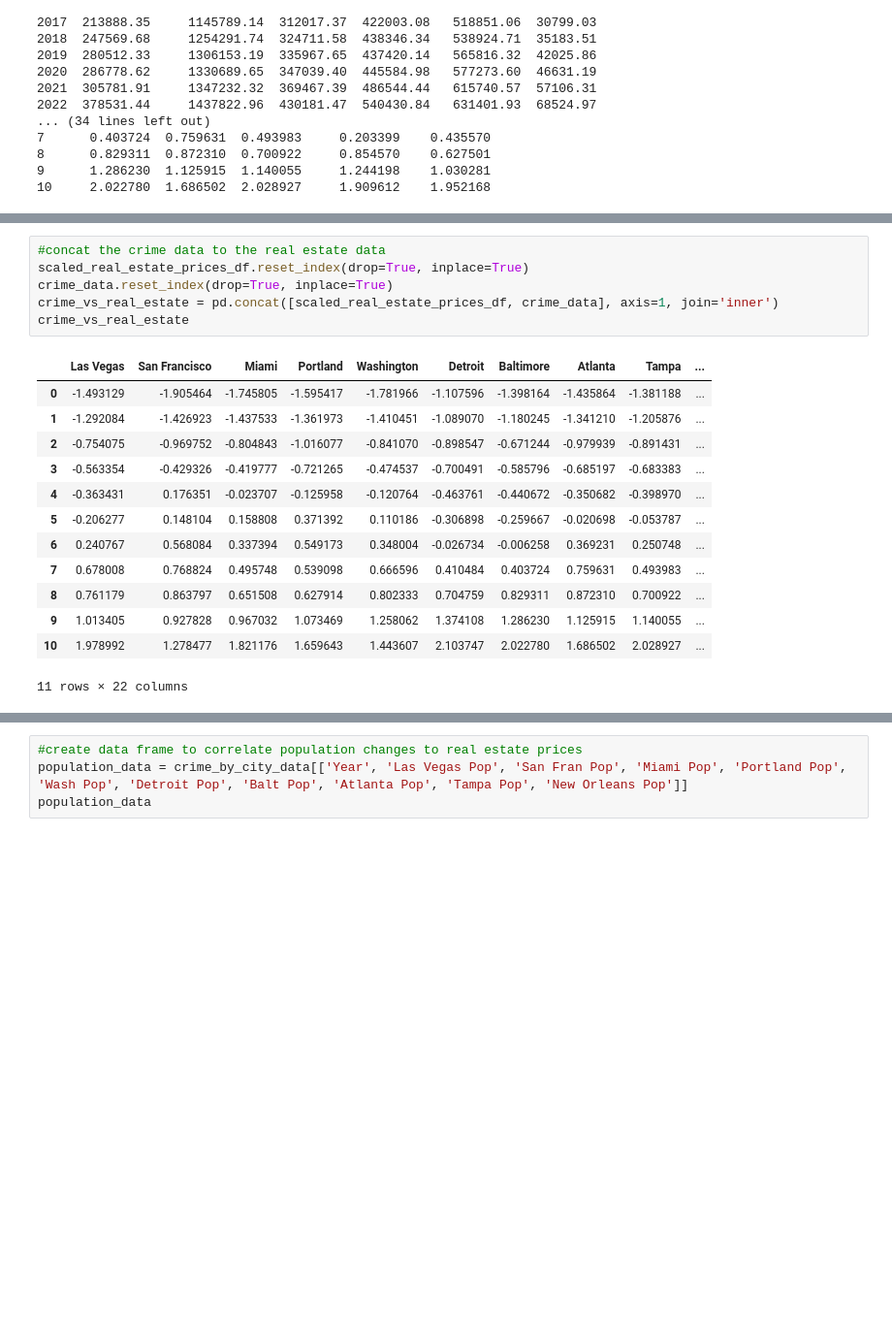
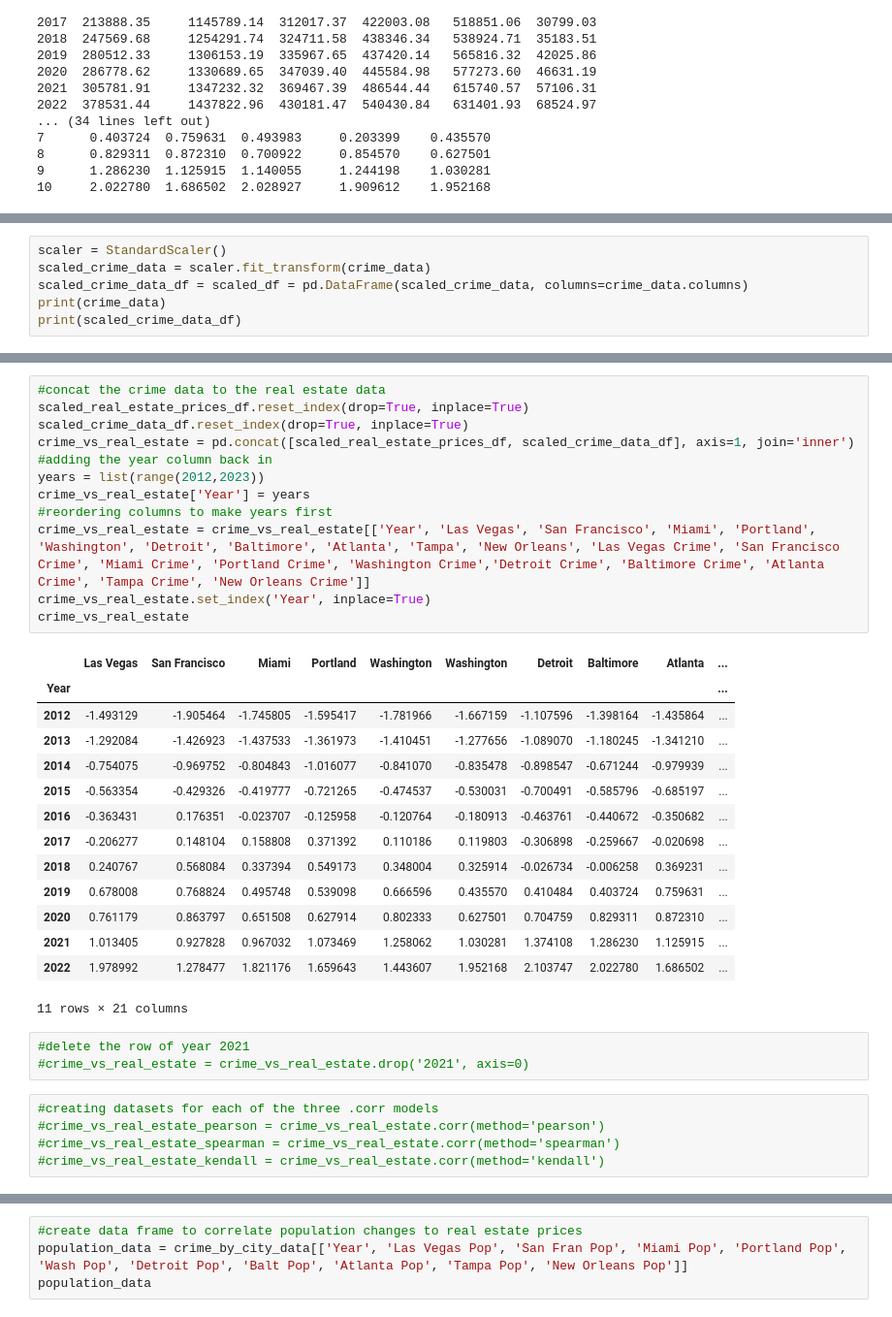
Before and after one commit to MWatkins87/Class_Project_Group_5, a Jupyter notebook: michael_sheridan.ipynb, the cells around one changed output, grey strips where cells are left out. Shown at 97% size. Drawn from its saved outputs; the diff is of its cells as text; blank space fills up the shorter version.

```diff
--- a/michael_sheridan.ipynb
+++ b/michael_sheridan.ipynb
@@ -196,3 +163,9 @@ crime_data
 | 8 | 2020 | 0.027382 | 0.049598 | 0.033054 | 0.052616 | 0.043892 | ... |
 | 9 | 2021 | 0.030117 | 0.056678 | 0.036600 | 0.062970 | 0.044547 | ... |
 | 10 | 2022 | 0.034338 | 0.069416 | 0.038706 | 0.070755 | 0.042291 | ... |
+# %%
+scaler = StandardScaler()
+scaled_crime_data = scaler.fit_transform(crime_data)
+scaled_crime_data_df = scaled_df = pd.DataFrame(scaled_crime_data, columns=crime_data.columns)
+print(crime_data)
+print(scaled_crime_data_df)
@@ -199,20 +190,35 @@ crime_data
 # %%
 #concat the crime data to the real estate data
 scaled_real_estate_prices_df.reset_index(drop=True, inplace=True)
-crime_data.reset_index(drop=True, inplace=True)
-crime_vs_real_estate = pd.concat([scaled_real_estate_prices_df, crime_data], axis=1, join='inner')
+scaled_crime_data_df.reset_index(drop=True, inplace=True)
+crime_vs_real_estate = pd.concat([scaled_real_estate_prices_df, scaled_crime_data_df], axis=1, join='inner')
+#adding the year column back in
+years = list(range(2012,2023))
+crime_vs_real_estate['Year'] = years
+#reordering columns to make years first
+crime_vs_real_estate = crime_vs_real_estate[['Year', 'Las Vegas', 'San Francisco', 'Miami', 'Portland', 'Washington', 'Detroit', 'Baltimore', 'Atlanta', 'Tampa', 'New Orleans', 'Las Vegas Crime', 'San Francisco Crime', 'Miami Crime', 'Portland Crime', 'Washington Crime','Detroit Crime', 'Baltimore Crime', 'Atlanta Crime', 'Tampa Crime', 'New Orleans Crime']]
+crime_vs_real_estate.set_index('Year', inplace=True)
 crime_vs_real_estate
 # %% [output]
-|  | Las Vegas | San Francisco | Miami | Portland | Washington | Detroit | Baltimore | Atlanta | Tampa | ... |
-| 0 | -1.493129 | -1.905464 | -1.745805 | -1.595417 | -1.781966 | -1.107596 | -1.398164 | -1.435864 | -1.381188 | ... |
-| 1 | -1.292084 | -1.426923 | -1.437533 | -1.361973 | -1.410451 | -1.089070 | -1.180245 | -1.341210 | -1.205876 | ... |
-| 2 | -0.754075 | -0.969752 | -0.804843 | -1.016077 | -0.841070 | -0.898547 | -0.671244 | -0.979939 | -0.891431 | ... |
-| 3 | -0.563354 | -0.429326 | -0.419777 | -0.721265 | -0.474537 | -0.700491 | -0.585796 | -0.685197 | -0.683383 | ... |
-| 4 | -0.363431 | 0.176351 | -0.023707 | -0.125958 | -0.120764 | -0.463761 | -0.440672 | -0.350682 | -0.398970 | ... |
-| 5 | -0.206277 | 0.148104 | 0.158808 | 0.371392 | 0.110186 | -0.306898 | -0.259667 | -0.020698 | -0.053787 | ... |
-| 6 | 0.240767 | 0.568084 | 0.337394 | 0.549173 | 0.348004 | -0.026734 | -0.006258 | 0.369231 | 0.250748 | ... |
-| 7 | 0.678008 | 0.768824 | 0.495748 | 0.539098 | 0.666596 | 0.410484 | 0.403724 | 0.759631 | 0.493983 | ... |
-| 8 | 0.761179 | 0.863797 | 0.651508 | 0.627914 | 0.802333 | 0.704759 | 0.829311 | 0.872310 | 0.700922 | ... |
-| 9 | 1.013405 | 0.927828 | 0.967032 | 1.073469 | 1.258062 | 1.374108 | 1.286230 | 1.125915 | 1.140055 | ... |
-| 10 | 1.978992 | 1.278477 | 1.821176 | 1.659643 | 1.443607 | 2.103747 | 2.022780 | 1.686502 | 2.028927 | ... |
+|  | Las Vegas | San Francisco | Miami | Portland | Washington | Washington | Detroit | Baltimore | Atlanta | ... |
+| Year |  |  |  |  |  |  |  |  |  | ... |
+| 2012 | -1.493129 | -1.905464 | -1.745805 | -1.595417 | -1.781966 | -1.667159 | -1.107596 | -1.398164 | -1.435864 | ... |
+| 2013 | -1.292084 | -1.426923 | -1.437533 | -1.361973 | -1.410451 | -1.277656 | -1.089070 | -1.180245 | -1.341210 | ... |
+| 2014 | -0.754075 | -0.969752 | -0.804843 | -1.016077 | -0.841070 | -0.835478 | -0.898547 | -0.671244 | -0.979939 | ... |
+| 2015 | -0.563354 | -0.429326 | -0.419777 | -0.721265 | -0.474537 | -0.530031 | -0.700491 | -0.585796 | -0.685197 | ... |
+| 2016 | -0.363431 | 0.176351 | -0.023707 | -0.125958 | -0.120764 | -0.180913 | -0.463761 | -0.440672 | -0.350682 | ... |
+| 2017 | -0.206277 | 0.148104 | 0.158808 | 0.371392 | 0.110186 | 0.119803 | -0.306898 | -0.259667 | -0.020698 | ... |
+| 2018 | 0.240767 | 0.568084 | 0.337394 | 0.549173 | 0.348004 | 0.325914 | -0.026734 | -0.006258 | 0.369231 | ... |
+| 2019 | 0.678008 | 0.768824 | 0.495748 | 0.539098 | 0.666596 | 0.435570 | 0.410484 | 0.403724 | 0.759631 | ... |
+| 2020 | 0.761179 | 0.863797 | 0.651508 | 0.627914 | 0.802333 | 0.627501 | 0.704759 | 0.829311 | 0.872310 | ... |
+| 2021 | 1.013405 | 0.927828 | 0.967032 | 1.073469 | 1.258062 | 1.030281 | 1.374108 | 1.286230 | 1.125915 | ... |
+| 2022 | 1.978992 | 1.278477 | 1.821176 | 1.659643 | 1.443607 | 1.952168 | 2.103747 | 2.022780 | 1.686502 | ... |
-11 rows × 22 columns
+11 rows × 21 columns
+# %%
+#delete the row of year 2021
+#crime_vs_real_estate = crime_vs_real_estate.drop('2021', axis=0)
+# %%
+#creating datasets for each of the three .corr models
+#crime_vs_real_estate_pearson = crime_vs_real_estate.corr(method='pearson')
+#crime_vs_real_estate_spearman = crime_vs_real_estate.corr(method='spearman')
+#crime_vs_real_estate_kendall = crime_vs_real_estate.corr(method='kendall')
```
Also changed, not shown: parts of 17 cells of this notebook.
